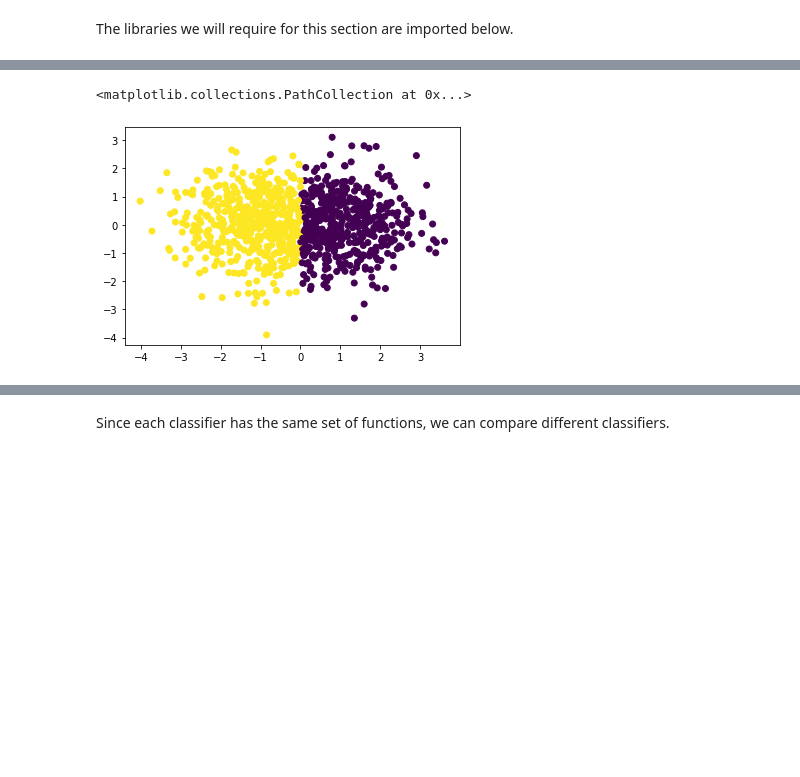
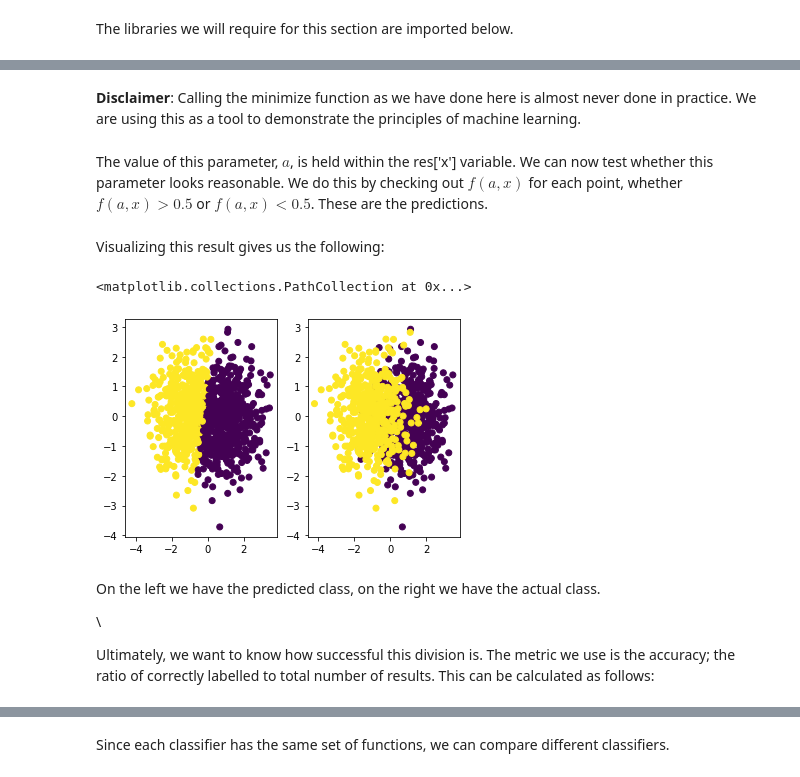
Before and after one commit to 5hogun-Ormerod/Machine-learning-Python, a Jupyter notebook: NCME.ipynb, the cells around one changed output, grey strips where cells are left out. Cells and saved outputs as stored; diff of their text form; code cells hidden in the pictures; blank space fills up the shorter version.

```diff
--- a/NCME.ipynb
+++ b/NCME.ipynb
@@ -91,12 +152,27 @@ loss = lambda a:sum([dist(a,x,y) for x,y in zip(X,y)])
+# %% [markdown]
+**Disclaimer**: Calling the minimize function as we have done here is almost never done in practice. We are using this as a tool to demonstrate the principles of machine learning.
 # %%
 res = optimize.minimize(loss, [-10,0,1])
+# %% [markdown]
+The value of this parameter, $a$, is held within the res['x'] variable. We can now test whether this parameter looks reasonable. We do this by checking out $f(a,x)$ for each point, whether $f(a,x) > 0.5$ or $f(a,x) < 0.5$. These are the predictions.
 # %%
 pred_class =[0 if f(res['x'], x) < 0.5 else 1 for x in X]
+# %% [markdown]
+Visualizing this result gives us the following:
 # %%
-plt.scatter(X[:,0],X[:,1],c=pred_class)
+fig, (ax1, ax2) = plt.subplots(1, 2)
+
+ax1.scatter(X[:,0],X[:,1],c=pred_class)
+ax2.scatter(X[:,0],X[:,1],c=y)
 # %% [output]
 <matplotlib.collections.PathCollection at 0x...>
-[figure, old version]
+[figure, new version]
+# %% [markdown]
+On the left we have the predicted class, on the right we have the actual class.
+
+\\
+
+Ultimately, we want to know how successful this division is. The metric we use is the accuracy; the ratio of correctly labelled to total number of results. This can be calculated as follows:
 # %%
 correct = sum([int(y_true)==int(pred) for y_true,pred in zip(y,pred_class)])
 print(correct/len(y))
```
Also changed, not shown: parts of 214 cells of this notebook.
